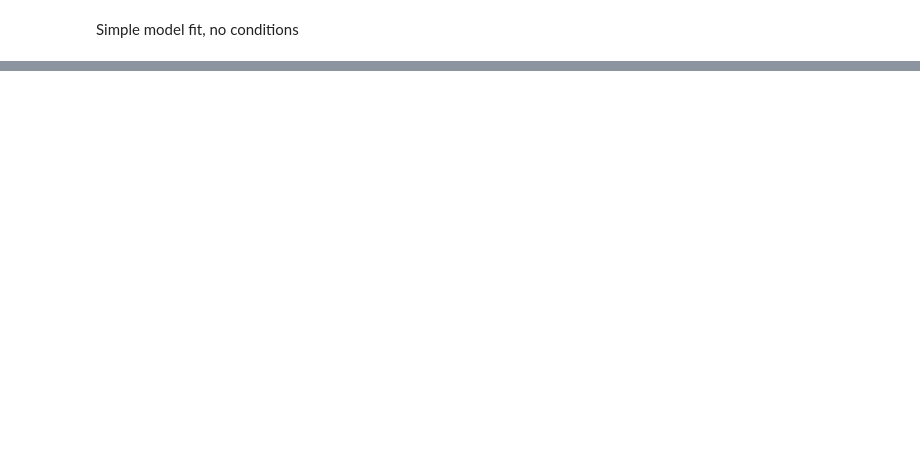
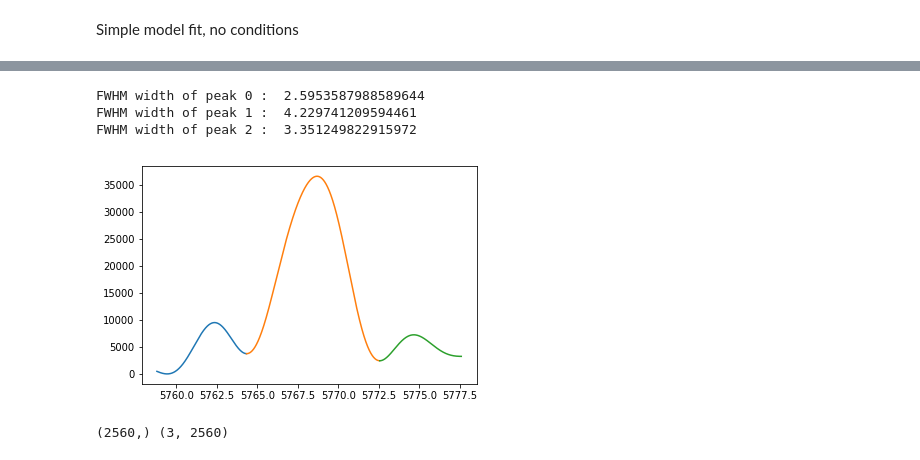
Before and after one commit to sara-sk/XFEL_Pulse_Duration, a Jupyter notebook: Mathematica translation.ipynb, the cells around one changed output, grey strips where cells are left out. Cells and saved outputs as stored; diff of their text form; code cells hidden in the pictures; blank space fills up the shorter version.

```diff
--- a/Mathematica translation.ipynb
+++ b/Mathematica translation.ipynb
@@ -102,0 +119,6 @@ if n > 1:
+# %%
+minima = []
+for i in range(3):
+    minimumy = min(d[pospeaks[i]:pospeaks[i+1]])
+    position = np.asarray(np.where(d == minimumy))
+    minima = np.append(minima,minimumy)
@@ -121,0 +131,47 @@ SyntaxError: invalid syntax (<ipython-input-186-0f6f468d6514>, line 2)
+# %%
+d = Data[:,1]
+oldpos = 0
+fwhm = []
+gaussResults = []
+for i in range(n-1):
+    minimumy = min(d[pospeaks[i]:pospeaks[i+1]])
+    position = np.asarray(np.where(d == minimumy))
+    if i == 0:
+        slices = np.array(d[:int(position)])
+        plt.plot(photE[:int(position)],slices)
+    elif i != n:
+        slices = np.array(d[oldpos:int(position)])
+        plt.plot(photE[oldpos:int(position)],slices)
+    else:
+        slices = np.array(d[int(position):])
+        plt.plot(photE[int(position):],slices)
+
+
+    spfs = []
+    j = 0
+    while j < len(d):
+        if j < int(position) and j >= oldpos:
+            spfs = np.append(spfs,slices[j-oldpos])
+        else:
+            spfs = np.append(spfs,0)
+        j = j + 1
+    oldpos = int(position)
+
+    mod = GaussianModel()
+    pars = mod.guess(spfs, x=Data[:,0])
+    out = mod.fit(spfs, pars, x=Data[:,0])
+    fwhm.append(out.params['fwhm'].value)
+    print("FWHM width of peak", i,": ",out.params['fwhm'].value)
+    gaussResult = out.best_fit
+    if i == 0:
+        gaussResults = gaussResult
+    else:
+        gaussResults = np.vstack((gaussResults,gaussResult))
+    #plt.plot(photE,spfs)
+    #plt.plot(photE,gaussResult)
+#plt.plot(photE,d)
+# %% [output]
+FWHM width of peak 0 :  2.5953587988589644
+FWHM width of peak 1 :  4.229741209594461
+FWHM width of peak 2 :  3.351249822915972
+[figure, added]
@@ -121,0 +186,4 @@ SyntaxError: invalid syntax (<ipython-input-186-0f6f468d6514>, line 2)
+# %%
+print(GaussAdd.shape,gaussResults.shape)
+# %% [output]
+(2560,) (3, 2560)
```
Also changed, not shown: parts of 16 cells of this notebook.
